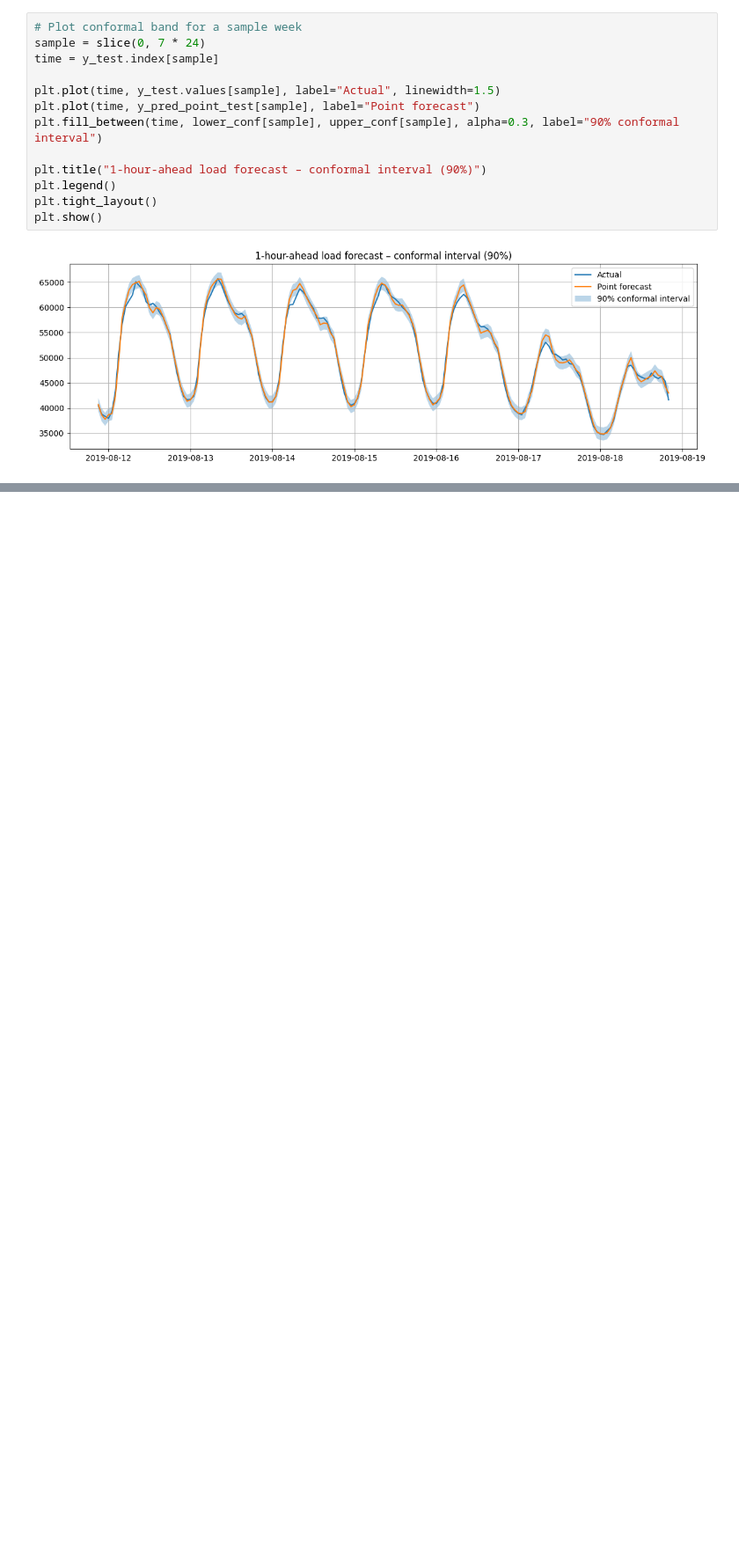
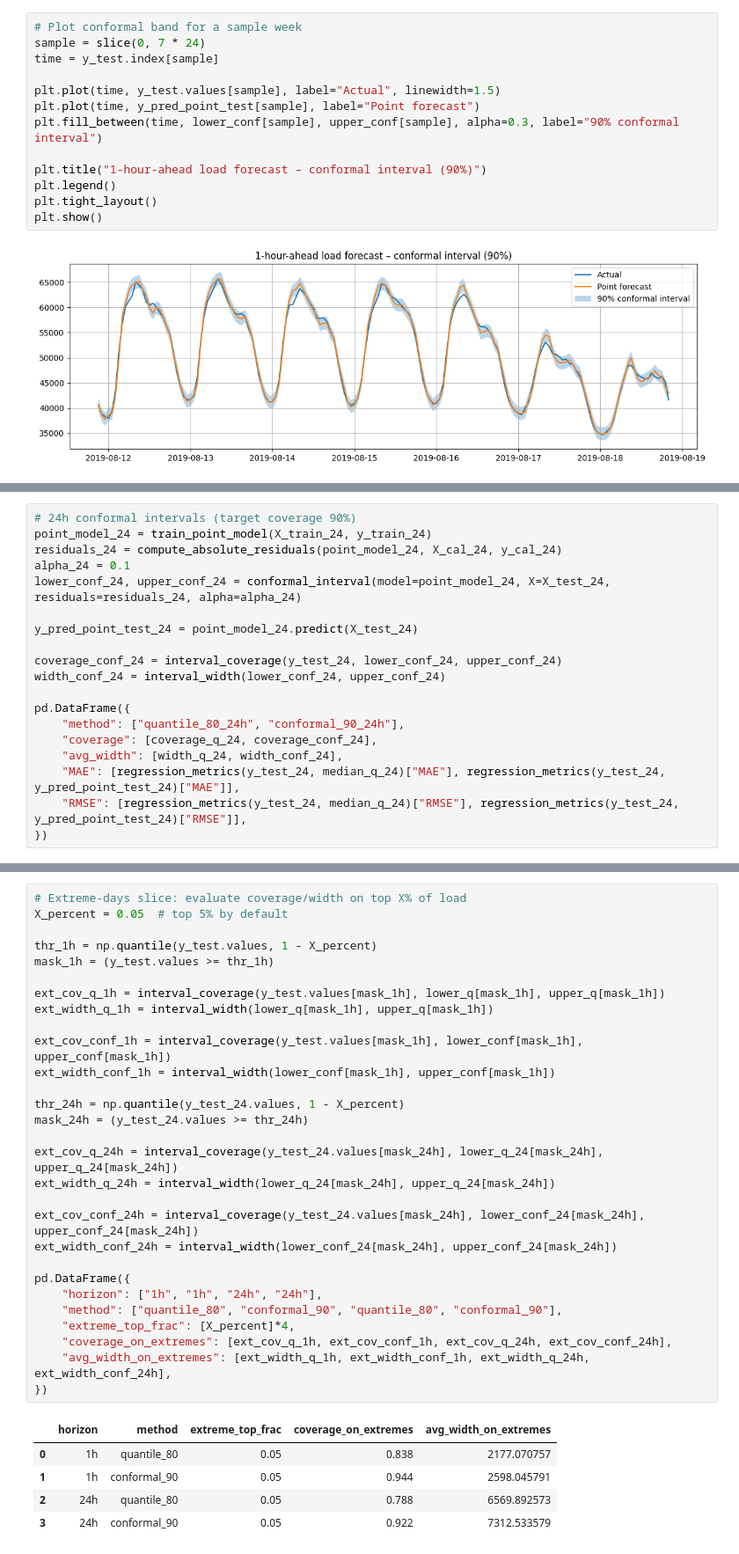
Before and after one commit to RuiyanH/Renewable-Generation-Forecasting, a Jupyter notebook: notebooks/04_probabilistic_forecasts.ipynb, the cells around one changed output, grey strips where cells are left out. Shown at 88% size. Drawn from its saved outputs; the diff is of its cells as text; blank space fills up the shorter version.

```diff
--- a/notebooks/04_probabilistic_forecasts.ipynb
+++ b/notebooks/04_probabilistic_forecasts.ipynb
@@ -161,0 +273,19 @@ plt.show()
+# %%
+# 24h conformal intervals (target coverage 90%)
+point_model_24 = train_point_model(X_train_24, y_train_24)
+residuals_24 = compute_absolute_residuals(point_model_24, X_cal_24, y_cal_24)
+alpha_24 = 0.1
+lower_conf_24, upper_conf_24 = conformal_interval(model=point_model_24, X=X_test_24, residuals=residuals_24, alpha=alpha_24)
+
+y_pred_point_test_24 = point_model_24.predict(X_test_24)
+
+coverage_conf_24 = interval_coverage(y_test_24, lower_conf_24, upper_conf_24)
+width_conf_24 = interval_width(lower_conf_24, upper_conf_24)
+
+pd.DataFrame({
+    "method": ["quantile_80_24h", "conformal_90_24h"],
+    "coverage": [coverage_q_24, coverage_conf_24],
+    "avg_width": [width_q_24, width_conf_24],
+    "MAE": [regression_metrics(y_test_24, median_q_24)["MAE"], regression_metrics(y_test_24, y_pred_point_test_24)["MAE"]],
+    "RMSE": [regression_metrics(y_test_24, median_q_24)["RMSE"], regression_metrics(y_test_24, y_pred_point_test_24)["RMSE"]],
+})
@@ -161,0 +300,35 @@ plt.show()
+# %%
+# Extreme-days slice: evaluate coverage/width on top X% of load
+X_percent = 0.05  # top 5% by default
+
+thr_1h = np.quantile(y_test.values, 1 - X_percent)
+mask_1h = (y_test.values >= thr_1h)
+
+ext_cov_q_1h = interval_coverage(y_test.values[mask_1h], lower_q[mask_1h], upper_q[mask_1h])
+ext_width_q_1h = interval_width(lower_q[mask_1h], upper_q[mask_1h])
+
+ext_cov_conf_1h = interval_coverage(y_test.values[mask_1h], lower_conf[mask_1h], upper_conf[mask_1h])
+ext_width_conf_1h = interval_width(lower_conf[mask_1h], upper_conf[mask_1h])
+
+thr_24h = np.quantile(y_test_24.values, 1 - X_percent)
+mask_24h = (y_test_24.values >= thr_24h)
+
+ext_cov_q_24h = interval_coverage(y_test_24.values[mask_24h], lower_q_24[mask_24h], upper_q_24[mask_24h])
+ext_width_q_24h = interval_width(lower_q_24[mask_24h], upper_q_24[mask_24h])
+
+ext_cov_conf_24h = interval_coverage(y_test_24.values[mask_24h], lower_conf_24[mask_24h], upper_conf_24[mask_24h])
+ext_width_conf_24h = interval_width(lower_conf_24[mask_24h], upper_conf_24[mask_24h])
+
+pd.DataFrame({
+    "horizon": ["1h", "1h", "24h", "24h"],
+    "method": ["quantile_80", "conformal_90", "quantile_80", "conformal_90"],
+    "extreme_top_frac": [X_percent]*4,
+    "coverage_on_extremes": [ext_cov_q_1h, ext_cov_conf_1h, ext_cov_q_24h, ext_cov_conf_24h],
+    "avg_width_on_extremes": [ext_width_q_1h, ext_width_conf_1h, ext_width_q_24h, ext_width_conf_24h],
+})
+# %% [output]
+|  | horizon | method | extreme_top_frac | coverage_on_extremes | avg_width_on_extremes |
+| 0 | 1h | quantile_80 | 0.05 | 0.838 | 2177.070757 |
+| 1 | 1h | conformal_90 | 0.05 | 0.944 | 2598.045791 |
+| 2 | 24h | quantile_80 | 0.05 | 0.788 | 6569.892573 |
+| 3 | 24h | conformal_90 | 0.05 | 0.922 | 7312.533579 |
```
Also changed, not shown: parts of 38 cells of this notebook, 6 other files.
